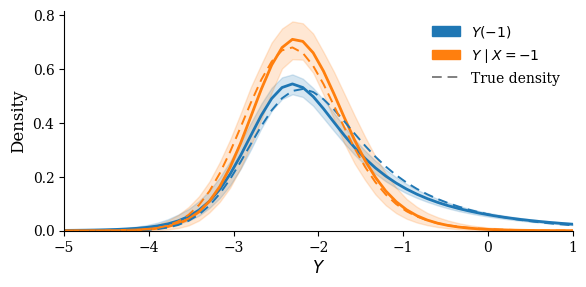
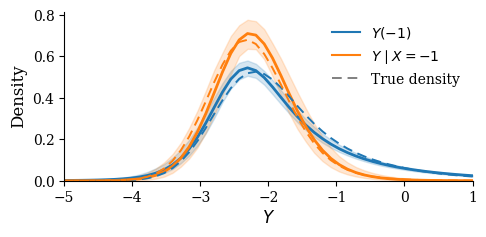
Code edit (unified diff) that turned the first committed figure into the second:
--- before
+++ after
@@ -20,5 +20,5 @@
 DASH   = (0, (5, 3))
 
-fig, ax = plt.subplots(figsize=(6, 3))
+fig, ax = plt.subplots(figsize=(5, 2.5))
 
 # ── estimated densities + credible bands (undoing the y standardisation) ───
@@ -35,6 +35,6 @@
 # ── legend: estimated curves only + single "true" entry ───────────────────
 legend_handles = [
-    mpatches.Patch(color=BLUE,   label=rf"$Y({x_val:g})$"),
-    mpatches.Patch(color=ORANGE, label=rf"$Y \mid X = {x_val:g}$"),
+    Line2D([0], [0], color=BLUE,   label=rf"$Y({x_val:g})$"),
+    Line2D([0], [0], color=ORANGE, label=rf"$Y \mid X = {x_val:g}$"),
     Line2D([0], [0], color="grey", linewidth=1.4,
            linestyle=DASH, label="True density"),

Commit: Cosmetics